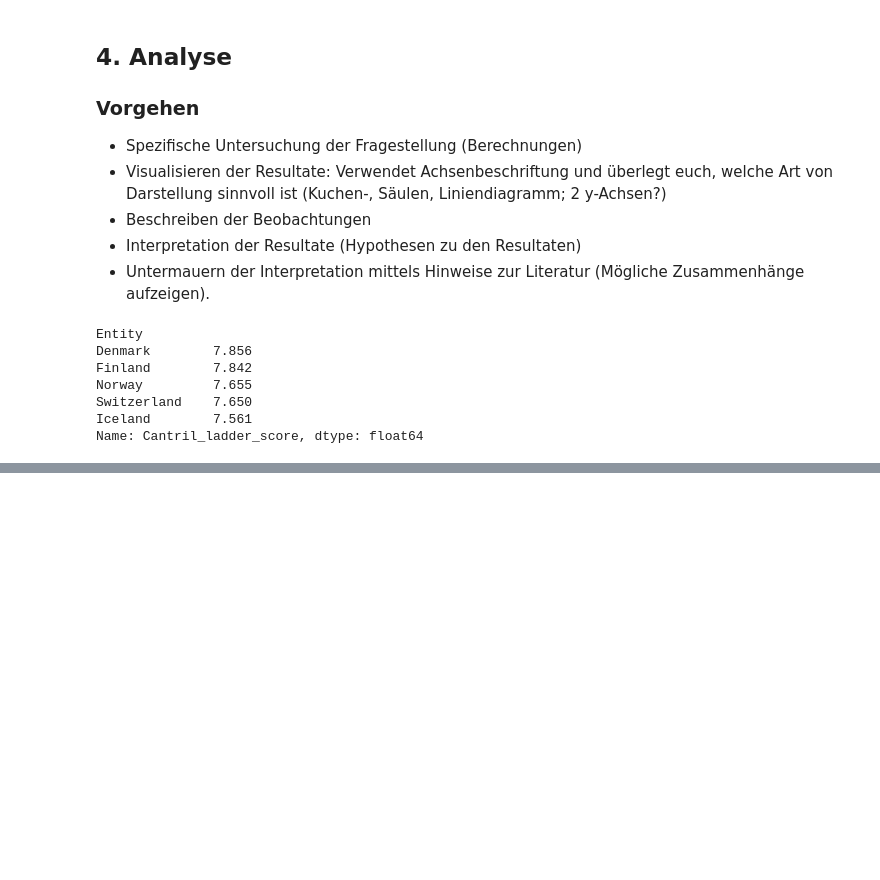
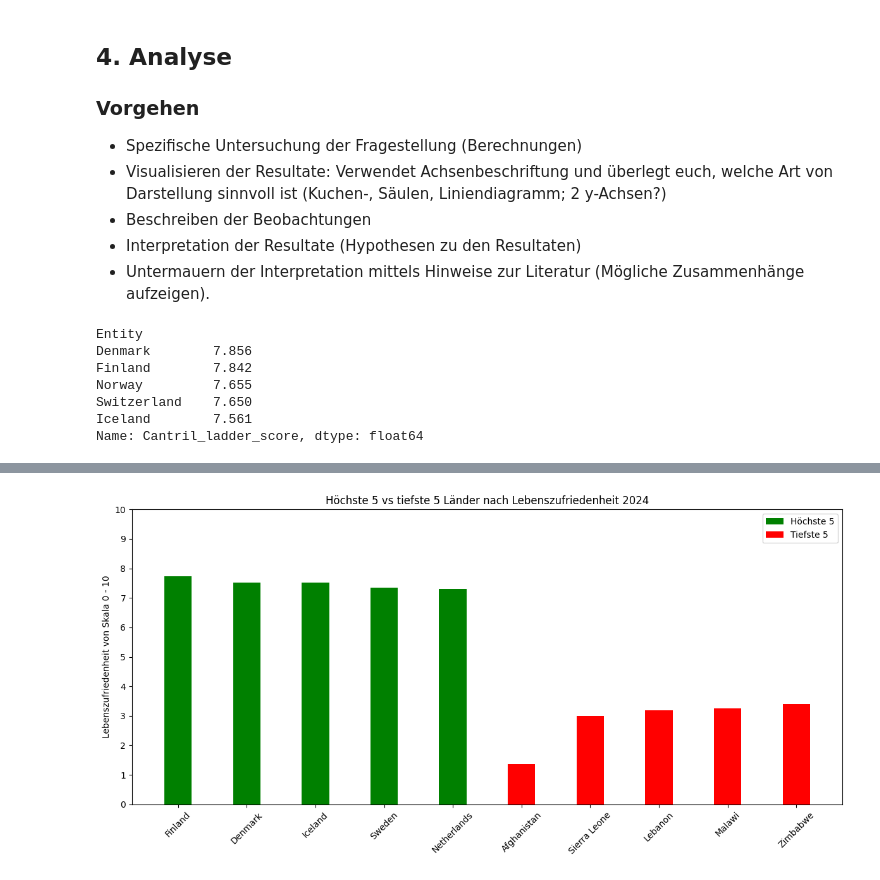
Before and after one commit to miriamfenollosa/Informatik-Leistungsnachweis-Python, a Jupyter notebook: Lebenszufriedenheit in verschiedenen Ländern.ipynb, the cells around one changed output, grey strips where cells are left out. Cells and saved outputs as stored; diff of their text form; code cells hidden in the pictures; blank space fills up the shorter version.

```diff
--- a/Lebenszufriedenheit in verschiedenen Ländern.ipynb
+++ b/Lebenszufriedenheit in verschiedenen Ländern.ipynb
@@ -291,0 +329,53 @@ NameError: name 'df_neighbours' is not defined
+# %%
+# Top 5 Länder
+
+top5 = (
+    df[df["Year"] == 2024]
+      .set_index("Entity")["Cantril_ladder_score"]
+      .sort_values(ascending=False)
+      .head(5)
+)
+
+# Bottom 5 Länder
+
+bottom5 = (
+    df[df["Year"] == 2024]
+      .set_index("Entity")["Cantril_ladder_score"]
+      .sort_values(ascending=True)
+      .head(5)
+)
+
+# Alle Labels und Werte für den Plot
+
+labels = list(top5.index) + list(bottom5.index)
+scores = list(top5.values) + list(bottom5.values)
+
+# Balken-Positionen
+
+x = list(range(len(labels)))
+
+# Balkenbreite
+
+width = 0.4
+plt.figure(figsize=(12,6))
+
+# Top 5 Balken links
+
+plt.bar(x[:5], top5.values, width, label="Höchste 5", color="green")
+
+# Bottom 5 Balken rechts
+
+plt.bar(x[5:], bottom5.values, width, label="Tiefste 5", color="red")
+
+# Achsenbeschriftung und Titel
+
+plt.xticks(x, labels, rotation=45)
+plt.ylabel("Lebenszufriedenheit von Skala 0 - 10")
+plt.title("Höchste 5 vs tiefste 5 Länder nach Lebenszufriedenheit 2024")
+plt.ylim(0, 10) # Y-Achse von 0 bis 10
+plt.yticks(range(0, 11)) # Ganze Zahlen 0,1,2,...,10
+plt.legend()
+plt.tight_layout()
+plt.show()
+# %% [output]
+[figure, added]
```
Also changed, not shown: parts of 13 cells of this notebook, 1 other file.
